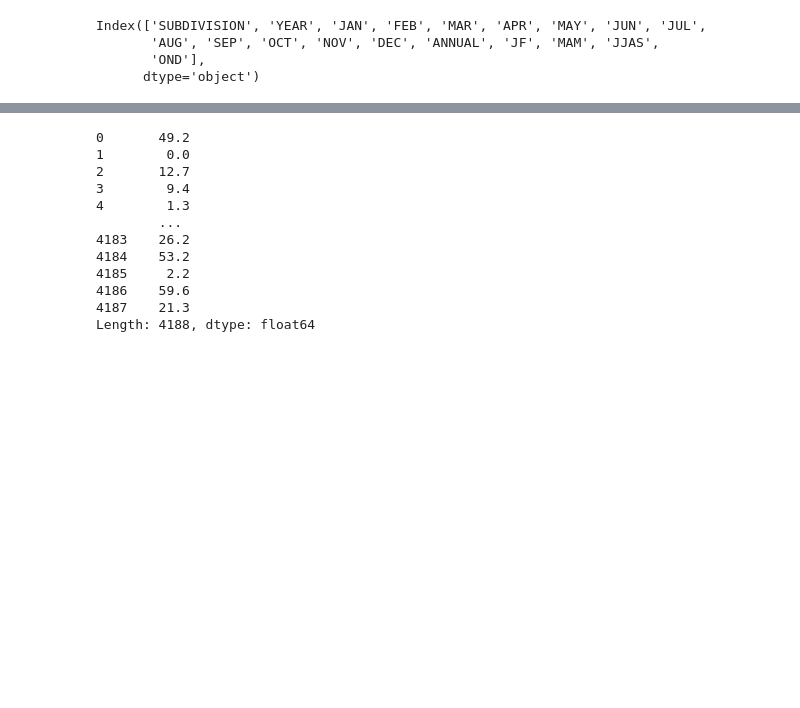
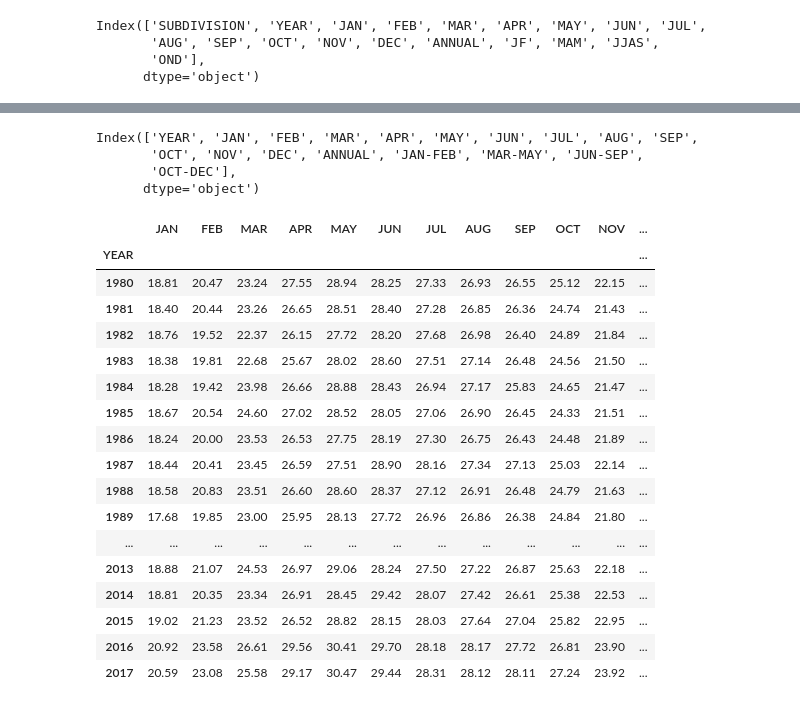
Before and after one commit to TanetiSanjay/IITM_HACKATHON, a Jupyter notebook: climate.ipynb, the cells around one changed output, grey strips where cells are left out. Cells and saved outputs as stored; diff of their text form; code cells hidden in the pictures; blank space fills up the shorter version.

Commit message:
Sample Data

```diff
--- a/climate.ipynb
+++ b/climate.ipynb
@@ -56,22 +56,3 @@ avg_rainfall_df
 | 2015 | 19.052778 | 16.825000 | 51.730556 | 76.225000 | 75.525000 | 239.355556 | 269.872222 | 235.713889 | 158.061111 | 61.230556 | 55.566667 | ... |
 | 2016 | 10.252778 | 10.527778 | 27.338889 | 31.913889 | 84.333333 | 214.302778 | 349.777778 | 242.527778 | 198.419444 | 66.061111 | 14.475000 | ... |
 | 2017 | 25.455556 | 9.147222 | 33.619444 | 47.880556 | 77.327778 | 232.575000 | 322.086111 | 277.411111 | 191.008333 | 103.780556 | 22.358333 | ... |
-# %%
-j=[]
-for i in range(1980,2018):
-    data[data["YEAR"]==1980]
-    j=data[['JAN']].mean(axis=1)
-j
-# %% [output]
-0       49.2
-1        0.0
-2       12.7
-3        9.4
-4        1.3
-        ...
-4183    26.2
-4184    53.2
-4185     2.2
-4186    59.6
-4187    21.3
-Length: 4188, dtype: float64
@@ -81,0 +59,34 @@ for i in range(1980,2018):
+# %%
+da3=pd.read_csv("Mean_Temp_IMD_2017.csv")
+df=da3
+df.columns
+# %% [output]
+Index(['YEAR', 'JAN', 'FEB', 'MAR', 'APR', 'MAY', 'JUN', 'JUL', 'AUG', 'SEP',
+       'OCT', 'NOV', 'DEC', 'ANNUAL', 'JAN-FEB', 'MAR-MAY', 'JUN-SEP',
+       'OCT-DEC'],
+      dtype='object')
+# %%
+filtered_df = df[(df['YEAR'] >= 1980) & (df['YEAR'] <= 2017)].drop(['ANNUAL', 'JAN-FEB', 'MAR-MAY', 'JUN-SEP','OCT-DEC'],axis=1)
+# %%
+filtered_df.reset_index(drop=True,inplace=True)
+# %%
+filtered_df.set_index("YEAR")
+# %% [output]
+|  | JAN | FEB | MAR | APR | MAY | JUN | JUL | AUG | SEP | OCT | NOV | ... |
+| YEAR |  |  |  |  |  |  |  |  |  |  |  | ... |
+| 1980 | 18.81 | 20.47 | 23.24 | 27.55 | 28.94 | 28.25 | 27.33 | 26.93 | 26.55 | 25.12 | 22.15 | ... |
+| 1981 | 18.40 | 20.44 | 23.26 | 26.65 | 28.51 | 28.40 | 27.28 | 26.85 | 26.36 | 24.74 | 21.43 | ... |
+| 1982 | 18.76 | 19.52 | 22.37 | 26.15 | 27.72 | 28.20 | 27.68 | 26.98 | 26.40 | 24.89 | 21.84 | ... |
+| 1983 | 18.38 | 19.81 | 22.68 | 25.67 | 28.02 | 28.60 | 27.51 | 27.14 | 26.48 | 24.56 | 21.50 | ... |
+| 1984 | 18.28 | 19.42 | 23.98 | 26.66 | 28.88 | 28.43 | 26.94 | 27.17 | 25.83 | 24.65 | 21.47 | ... |
+| 1985 | 18.67 | 20.54 | 24.60 | 27.02 | 28.52 | 28.05 | 27.06 | 26.90 | 26.45 | 24.33 | 21.51 | ... |
+| 1986 | 18.24 | 20.00 | 23.53 | 26.53 | 27.75 | 28.19 | 27.30 | 26.75 | 26.43 | 24.48 | 21.89 | ... |
+| 1987 | 18.44 | 20.41 | 23.45 | 26.59 | 27.51 | 28.90 | 28.16 | 27.34 | 27.13 | 25.03 | 22.14 | ... |
+| 1988 | 18.58 | 20.83 | 23.51 | 26.60 | 28.60 | 28.37 | 27.12 | 26.91 | 26.48 | 24.79 | 21.63 | ... |
+| 1989 | 17.68 | 19.85 | 23.00 | 25.95 | 28.13 | 27.72 | 26.96 | 26.86 | 26.38 | 24.84 | 21.80 | ... |
+| ... | ... | ... | ... | ... | ... | ... | ... | ... | ... | ... | ... | ... |
+| 2013 | 18.88 | 21.07 | 24.53 | 26.97 | 29.06 | 28.24 | 27.50 | 27.22 | 26.87 | 25.63 | 22.18 | ... |
+| 2014 | 18.81 | 20.35 | 23.34 | 26.91 | 28.45 | 29.42 | 28.07 | 27.42 | 26.61 | 25.38 | 22.53 | ... |
+| 2015 | 19.02 | 21.23 | 23.52 | 26.52 | 28.82 | 28.15 | 28.03 | 27.64 | 27.04 | 25.82 | 22.95 | ... |
+| 2016 | 20.92 | 23.58 | 26.61 | 29.56 | 30.41 | 29.70 | 28.18 | 28.17 | 27.72 | 26.81 | 23.90 | ... |
+| 2017 | 20.59 | 23.08 | 25.58 | 29.17 | 30.47 | 29.44 | 28.31 | 28.12 | 28.11 | 27.24 | 23.92 | ... |
```
Also changed, not shown: parts of 2 cells of this notebook, 2 other files.
